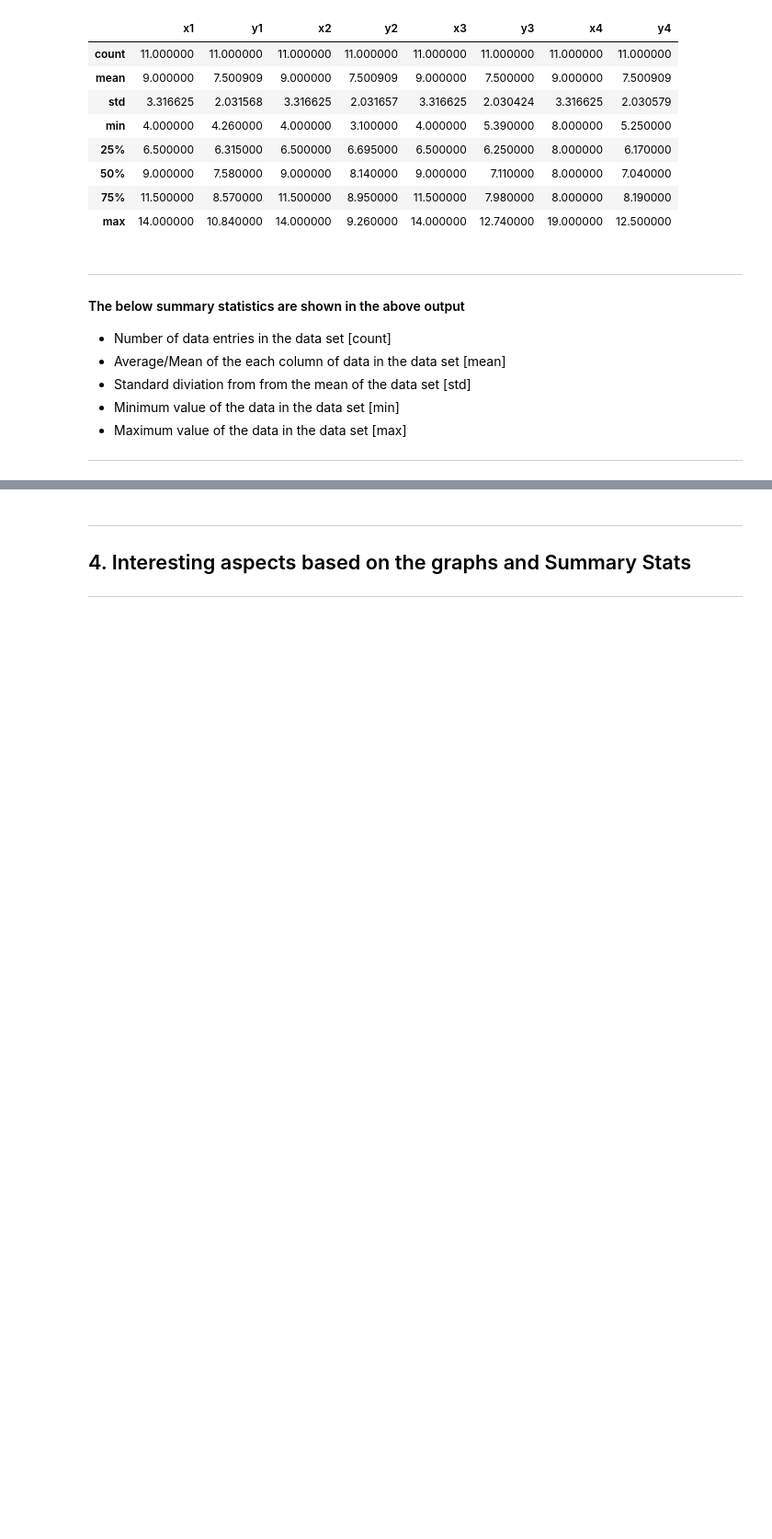
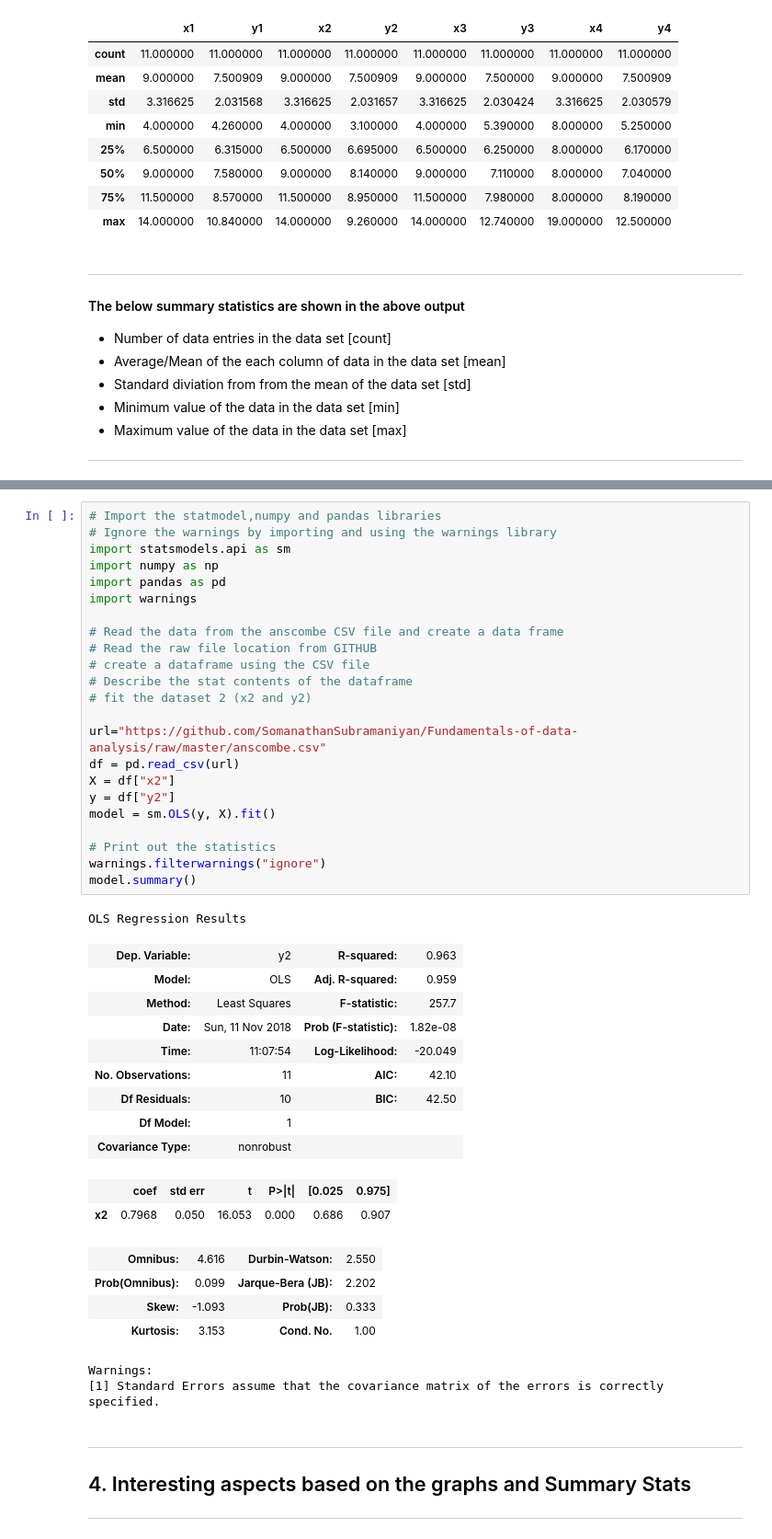
Before and after one commit to SomanathanSubramaniyan/Fundamentals-of-Data-Analysis, a Jupyter notebook: Assignment-2018-Anscombe.ipynb, the cells around one changed output, grey strips where cells are left out. Shown at 92% size. Cells and saved outputs as stored; diff of their text form; blank space fills up the shorter version.

Commit message:
additional examples/stats included

```diff
--- a/Assignment-2018-Anscombe.ipynb
+++ b/Assignment-2018-Anscombe.ipynb
@@ -201,3 +145,45 @@ while i<5 :
+# %%
+# Import the statmodel,numpy and pandas libraries
+# Ignore the warnings by importing and using the warnings library
+import statsmodels.api as sm
+import numpy as np
+import pandas as pd
+import warnings
+
+# Read the data from the anscombe CSV file and create a data frame
+# Read the raw file location from GITHUB
+# create a dataframe using the CSV file
+# Describe the stat contents of the dataframe
+# fit the dataset 2 (x2 and y2)
+
+url="https://github.com/SomanathanSubramaniyan/Fundamentals-of-data-analysis/raw/master/anscombe.csv"
+df = pd.read_csv(url)
+X = df["x2"]
+y = df["y2"]
+model = sm.OLS(y, X).fit()
+
+# Print out the statistics
+warnings.filterwarnings("ignore")
+model.summary()
+# %% [output]
+OLS Regression Results
+| Dep. Variable: | y2 | R-squared: | 0.963 |
+| Model: | OLS | Adj. R-squared: | 0.959 |
+| Method: | Least Squares | F-statistic: | 257.7 |
+| Date: | Sun, 11 Nov 2018 | Prob (F-statistic): | 1.82e-08 |
+| Time: | 11:07:54 | Log-Likelihood: | -20.049 |
+| No. Observations: | 11 | AIC: | 42.10 |
+| Df Residuals: | 10 | BIC: | 42.50 |
+| Df Model: | 1 |  |  |
+| Covariance Type: | nonrobust |  |  |
+|  | coef | std err | t | P>|t| | [0.025 | 0.975] |
+| x2 | 0.7968 | 0.050 | 16.053 | 0.000 | 0.686 | 0.907 |
+| Omnibus: | 4.616 | Durbin-Watson: | 2.550 |
+| Prob(Omnibus): | 0.099 | Jarque-Bera (JB): | 2.202 |
+| Skew: | -1.093 | Prob(JB): | 0.333 |
+| Kurtosis: | 3.153 | Cond. No. | 1.00 |
+Warnings:
+[1] Standard Errors assume that the covariance matrix of the errors is correctly specified.
 # %% [markdown]
 ***
 ## 4. Interesting aspects based on the graphs and Summary Stats
```
Also changed, not shown: parts of 7 cells of this notebook.
